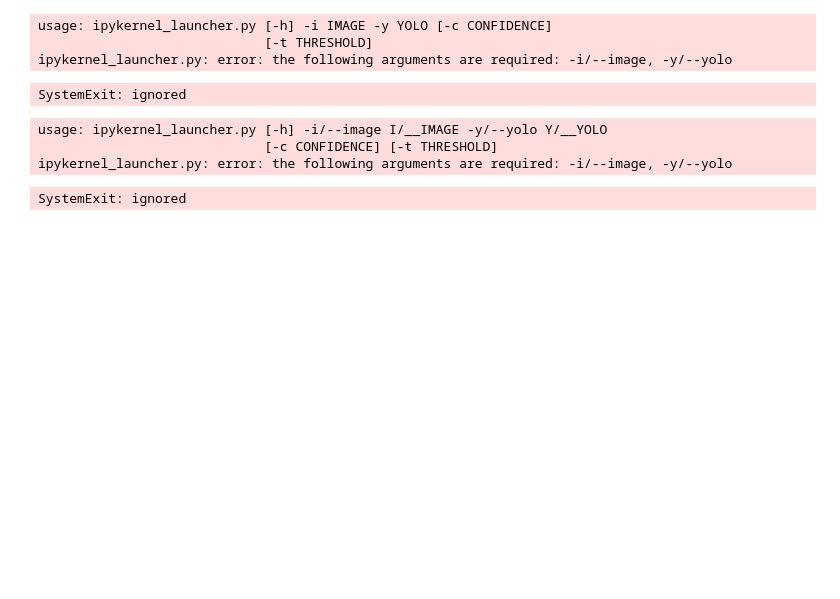
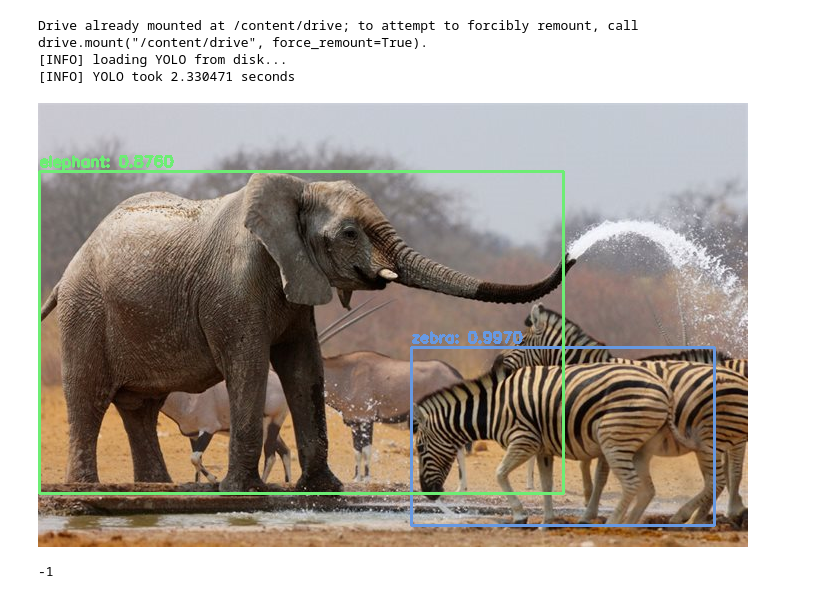
Before and after one commit to adsferreira/yolov3.opencv.tutorial, a Jupyter notebook: yolov3_opencv_tutorial.ipynb, the cells around one changed output. Saved outputs shown, nothing was run; the diff lists cells and outputs as text; code cells hidden in the pictures; blank space fills up the shorter version.

```diff
--- a/yolov3_opencv_tutorial.ipynb
+++ b/yolov3_opencv_tutorial.ipynb
@@ -6,6 +6,10 @@ import argparse
 import time
 import cv2
 import os
+from google.colab.patches import cv2_imshow
+from google.colab import drive
+
+drive.mount('/content/drive')
 
 # construct the argument parse and parse the arguments
 ap = argparse.ArgumentParser()
@@ -15,7 +19,10 @@ ap.add_argument("-c", "--confidence", type=float, default=0.5,
 	help="minimum probability to filter weak detections")
 ap.add_argument("-t", "--threshold", type=float, default=0.3,
 	help="threshold when applying non-maxima suppression")
-args = vars(ap.parse_args())
+args = vars(ap.parse_args(['--image',
+                           '/content/drive/MyDrive/minicurso_yolo_opencv/images/africa-elephant-zebra-river-savannah.jpg',
+													 '--yolo',
+													 '/content/drive/MyDrive/minicurso_yolo_opencv/yolo-coco']))
 
 # load the COCO class labels our YOLO model was trained on
 labelsPath = os.path.sep.join([args["yolo"], "coco.names"])
@@ -78,42 +85,36 @@ for output in layerOutputs:
 			# and left corner of the bounding box
 			x = int(centerX - (width / 2))
 			y = int(centerY - (height / 2))
 			# update our list of bounding box coordinates, confidences,
 			# and class IDs
 			boxes.append([x, y, int(width), int(height)])
 			confidences.append(float(confidence))
 			classIDs.append(classID)
 
    # apply non-maxima suppression to suppress weak, overlapping bounding
 # boxes
 idxs = cv2.dnn.NMSBoxes(boxes, confidences, args["confidence"],
 	args["threshold"])
 
 # ensure at least one detection exists
 if len(idxs) > 0:
 	# loop over the indexes we are keeping
 	for i in idxs.flatten():
 		# extract the bounding box coordinates
 		(x, y) = (boxes[i][0], boxes[i][1])
 		(w, h) = (boxes[i][2], boxes[i][3])
 		# draw a bounding box rectangle and label on the image
 		color = [int(c) for c in COLORS[classIDs[i]]]
 		cv2.rectangle(image, (x, y), (x + w, y + h), color, 2)
 		text = "{}: {:.4f}".format(LABELS[classIDs[i]], confidences[i])
 		cv2.putText(image, text, (x, y - 5), cv2.FONT_HERSHEY_SIMPLEX,
 			0.5, color, 2)
 # show the output image
-cv2.imshow("Image", image)
+cv2_imshow(image)
 cv2.waitKey(0)
 # %% [output]
-usage: ipykernel_launcher.py [-h] -i IMAGE -y YOLO [-c CONFIDENCE]
-                             [-t THRESHOLD]
-ipykernel_launcher.py: error: the following arguments are required: -i/--image, -y/--yolo
+Drive already mounted at /content/drive; to attempt to forcibly remount, call drive.mount("/content/drive", force_remount=True).
+[INFO] loading YOLO from disk...
+[INFO] YOLO took 2.330471 seconds
+[figure, added]
-SystemExit: ignored
+-1
-# %%
-ap.parse_args(['--image', '', '--yolo', ''])
-# %% [output]
-usage: ipykernel_launcher.py [-h] -i/--image I/__IMAGE -y/--yolo Y/__YOLO
-                             [-c CONFIDENCE] [-t THRESHOLD]
-ipykernel_launcher.py: error: the following arguments are required: -i/--image, -y/--yolo
-SystemExit: ignored
```
